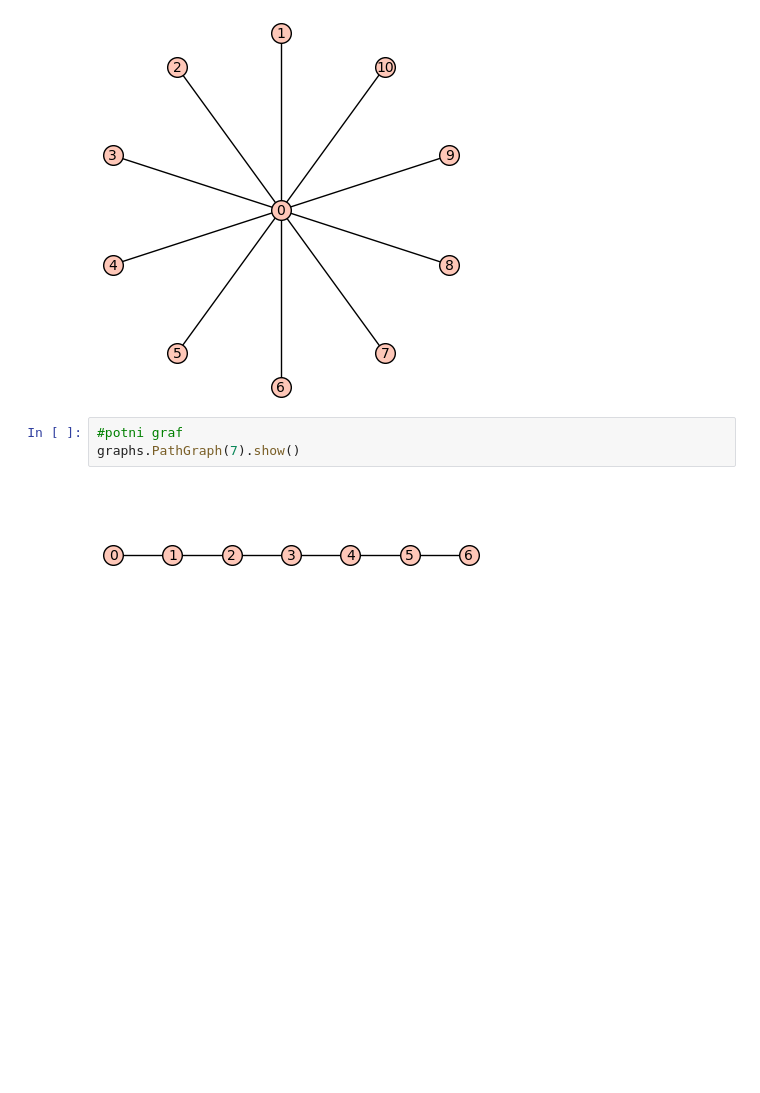
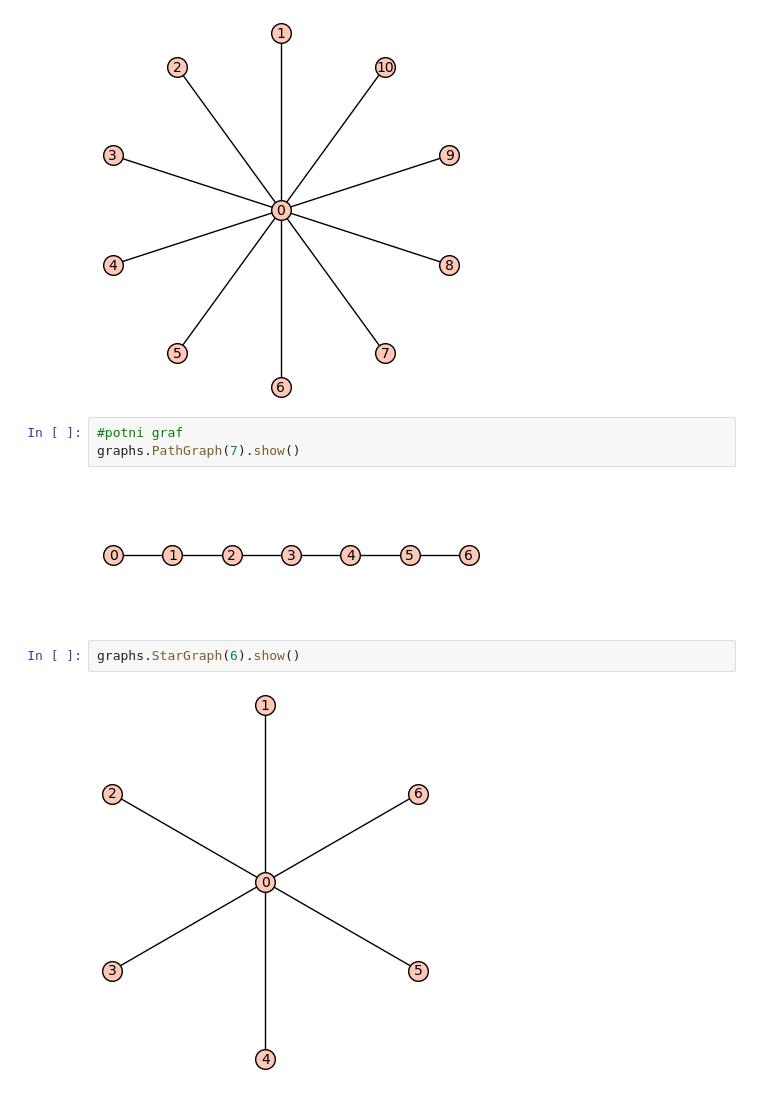
Before and after one commit to kajazefran/Projekt-FP, a Jupyter notebook: slike/slike_grafov.ipynb, the cells around one changed output. Cells and saved outputs as stored; diff of their text form; blank space fills up the shorter version.

```diff
--- a/slike/slike_grafov.ipynb
+++ b/slike/slike_grafov.ipynb
@@ -16,3 +16,7 @@ graphs.StarGraph(10).show()
 graphs.PathGraph(7).show()
 # %% [output]
 [figure]
+# %%
+graphs.StarGraph(6).show()
+# %% [output]
+[figure, added]
```
Also changed, not shown: 3 other files.
